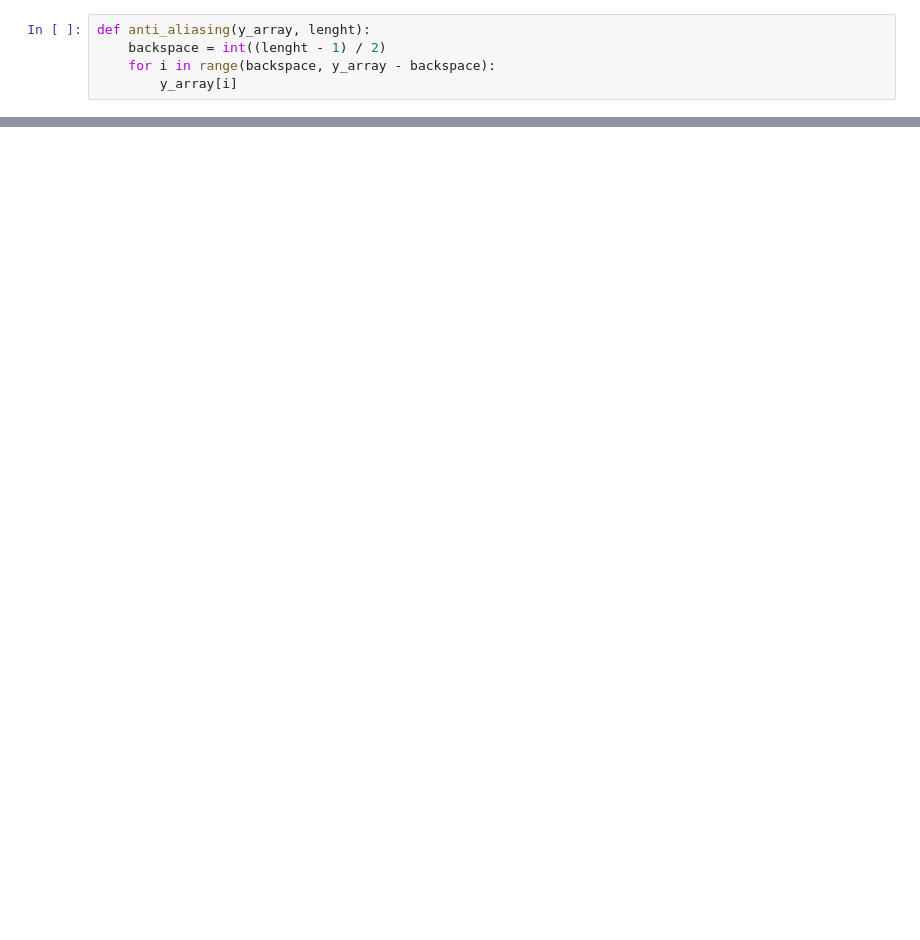
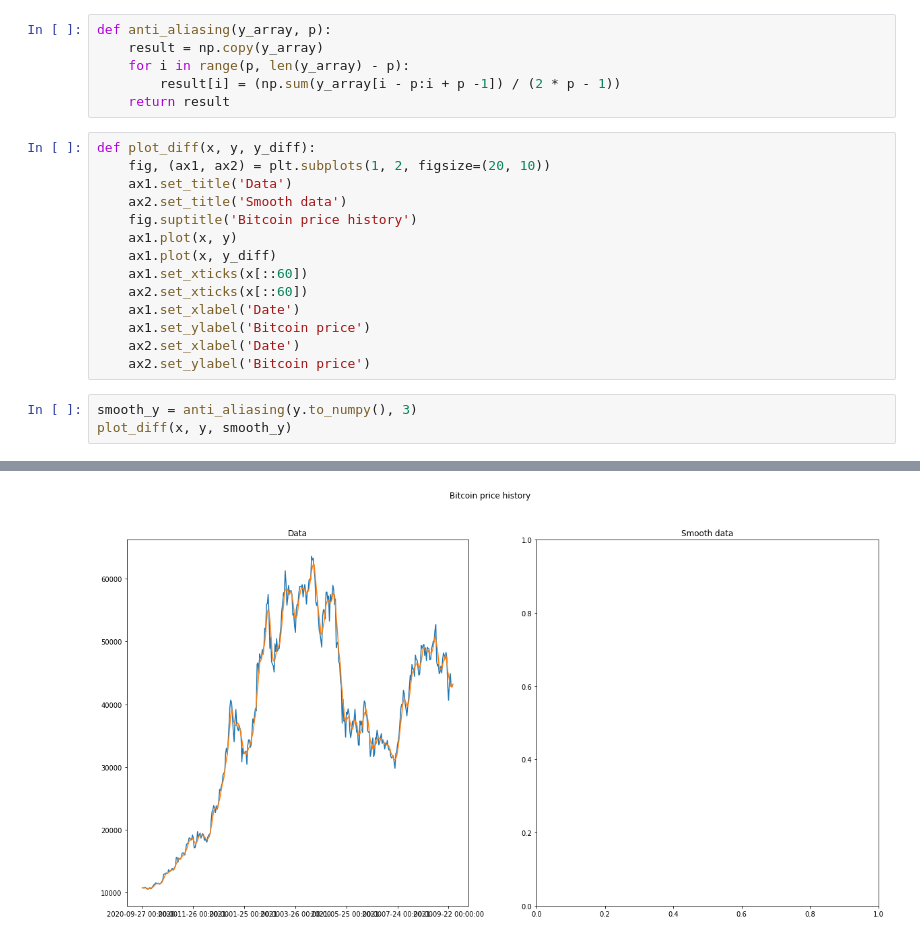
Before and after one commit to KartnDev/MathWorks, a Jupyter notebook: SciPyProjects/SeventhSem/MathModeling/AntiAliasing.ipynb, the cells around one changed output, grey strips where cells are left out. Saved outputs shown, nothing was run; the diff lists cells and outputs as text; blank space fills up the shorter version.

```diff
--- a/SciPyProjects/SeventhSem/MathModeling/AntiAliasing.ipynb
+++ b/SciPyProjects/SeventhSem/MathModeling/AntiAliasing.ipynb
@@ -48,5 +49,24 @@ plt.xticks(x[::75]);
-# %%
-def anti_aliasing(y_array, lenght):
-    backspace = int((lenght - 1) / 2)
-    for i in range(backspace, y_array - backspace):
-        y_array[i]
+# %%
+def anti_aliasing(y_array, p):
+    result = np.copy(y_array)
+    for i in range(p, len(y_array) - p):
+        result[i] = (np.sum(y_array[i - p:i + p -1]) / (2 * p - 1))
+    return result
+# %%
+def plot_diff(x, y, y_diff):
+    fig, (ax1, ax2) = plt.subplots(1, 2, figsize=(20, 10))
+    ax1.set_title('Data')
+    ax2.set_title('Smooth data')
+    fig.suptitle('Bitcoin price history')
+    ax1.plot(x, y)
+    ax1.plot(x, y_diff)
+    ax1.set_xticks(x[::60])
+    ax2.set_xticks(x[::60])
+    ax1.set_xlabel('Date')
+    ax1.set_ylabel('Bitcoin price')
+    ax2.set_xlabel('Date')
+    ax2.set_ylabel('Bitcoin price')
+# %%
+smooth_y = anti_aliasing(y.to_numpy(), 3)
+plot_diff(x, y, smooth_y)
+# %% [output]
@@ -52,0 +77 @@ def anti_aliasing(y_array, lenght):
+[figure, added]
```
Also changed, not shown: parts of 6 cells of this notebook, 3 other files.
